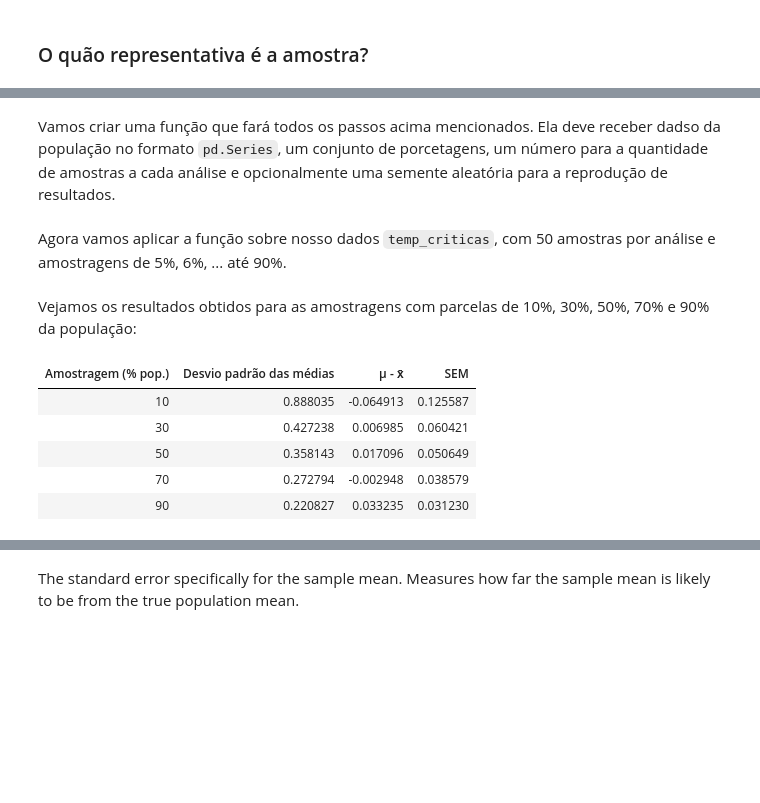
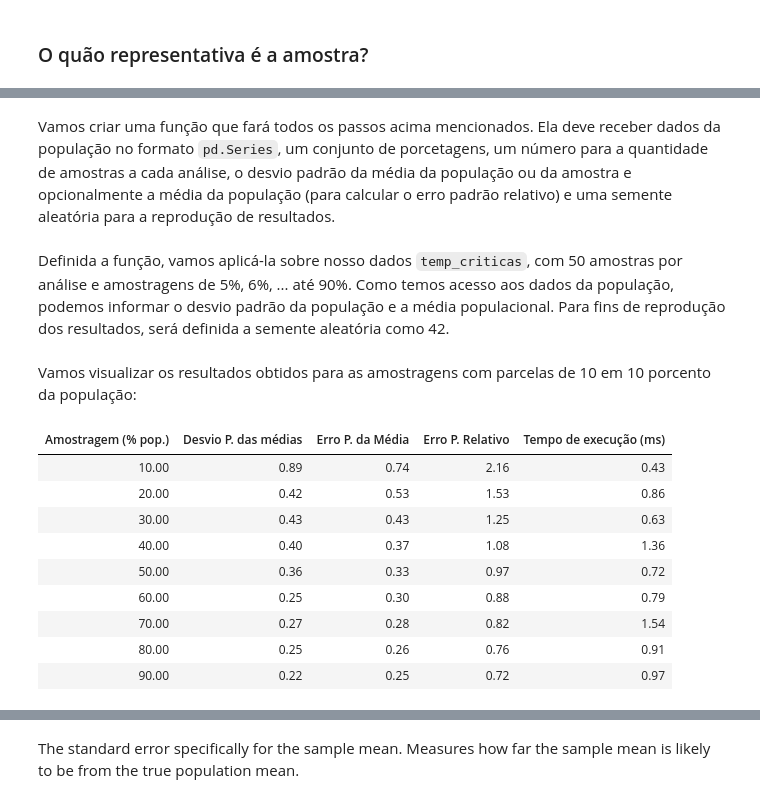
Before and after one commit to cg-oc/statistics, a Jupyter notebook: 2.2_serpente_voadora/2 - serpente_voadora.ipynb, the cells around one changed output, grey strips where cells are left out. Drawn from its saved outputs; the diff is of its cells as text; code cells hidden in the pictures; blank space fills up the shorter version.

```diff
--- a/2.2_serpente_voadora/2 - serpente_voadora.ipynb
+++ b/2.2_serpente_voadora/2 - serpente_voadora.ipynb
@@ -93,6 +113,6 @@ Portanto, devemos buscar diminuir essa variância da amostra enquanto otimizamos
 ### Definindo a função para todo o trabalho
 # %% [markdown]
-Vamos criar uma função que fará todos os passos acima mencionados. Ela deve receber dadso da população no formato `pd.Series`, um conjunto de porcetagens, um número para a quantidade de amostras a cada análise e opcionalmente uma semente aleatória para a reprodução de resultados.
+Vamos criar uma função que fará todos os passos acima mencionados. Ela deve receber dados da população no formato `pd.Series`, um conjunto de porcetagens, um número para a quantidade de amostras a cada análise, o desvio padrão da média da população ou da amostra e opcionalmente a média da população (para calcular o erro padrão relativo) e uma semente aleatória para a reprodução de resultados.
 # %%
 import numpy as np
 import statistics as st
@@ -148,29 +180,37 @@ def df_analise_amostragem_aleatoria(
     # Retorna DataFrame sobre Desvio Padrão dos conjuntos de médias
     return pd.DataFrame.from_dict(stdev_amostras)
 # %% [markdown]
-Agora vamos aplicar a função sobre nosso dados `temp_criticas`, com 50 amostras por análise e amostragens de 5%, 6%, ... até 90%.
+Definida a função, vamos aplicá-la sobre nosso dados `temp_criticas`, com 50 amostras por análise e amostragens de 5%, 6%, ... até 90%. Como temos acesso aos dados da população, podemos informar o desvio padrão da população e a média populacional. Para fins de reprodução dos resultados, será definida a semente aleatória como 42.
 # %%
-# definindo variáveis para todo o programa
 NUMERO_AMOSTRAS: int = 50
 amostragem = range(5, 91) # [5, 6, 7, ..., 90]
+dp_pop = st.pstdev(temp_criticas)
+mean_pop = temp_criticas.mean()
 
-dfsa = df_analise_amostragem_aleatoria(
+dfa3 = df_analise_amostragem_aleatoria(
     dados = temp_criticas,
     amostragem_pctg = amostragem,
     qntd_amostras = NUMERO_AMOSTRAS,
+    desvio_padrao= dp_pop,
+    media_pop = mean_pop,
     semente_aleatoria = 42
     )
 # %% [markdown]
-Vejamos os resultados obtidos para as amostragens com parcelas de 10%, 30%, 50%, 70% e 90% da população:
+Vamos visualizar os resultados obtidos para as amostragens com parcelas de 10 em 10 porcento da população:
 # %%
 # Filtrando apenas valores desejados
-logica = dfsa["Amostragem (% pop.)"].isin([10, 30, 50, 70, 90])
-df_filtrado = dfsa.loc[logica]
-df_filtrado.style.hide(axis='index')
+filtro1 = dfa3["Amostragem (% pop.)"].isin(range(10, 91, 10))
+df_filtrado = dfa3.loc[filtro1]
+
+df_filtrado.style.format("{:.2f}").hide(axis='index')
 # %% [output]
-| Amostragem (% pop.) | Desvio padrão das médias | μ - x̄ | SEM |
-| 10 | 0.888035 | -0.064913 | 0.125587 |
-| 30 | 0.427238 | 0.006985 | 0.060421 |
-| 50 | 0.358143 | 0.017096 | 0.050649 |
-| 70 | 0.272794 | -0.002948 | 0.038579 |
-| 90 | 0.220827 | 0.033235 | 0.031230 |
+| Amostragem (% pop.) | Desvio P. das médias | Erro P. da Média | Erro P. Relativo | Tempo de execução (ms) |
+| 10.00 | 0.89 | 0.74 | 2.16 | 0.43 |
+| 20.00 | 0.42 | 0.53 | 1.53 | 0.86 |
+| 30.00 | 0.43 | 0.43 | 1.25 | 0.63 |
+| 40.00 | 0.40 | 0.37 | 1.08 | 1.36 |
+| 50.00 | 0.36 | 0.33 | 0.97 | 0.72 |
+| 60.00 | 0.25 | 0.30 | 0.88 | 0.79 |
+| 70.00 | 0.27 | 0.28 | 0.82 | 1.54 |
+| 80.00 | 0.25 | 0.26 | 0.76 | 0.91 |
+| 90.00 | 0.22 | 0.25 | 0.72 | 0.97 |
```
Also changed, not shown: parts of 19 cells of this notebook.
